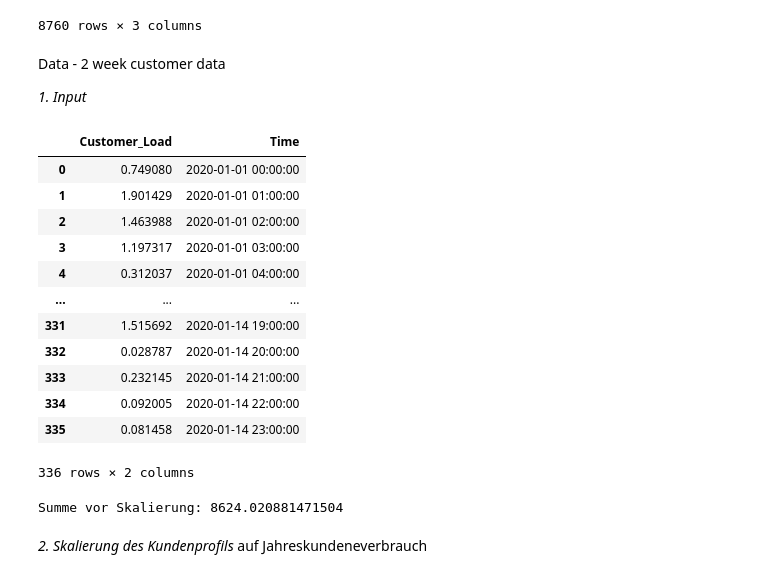
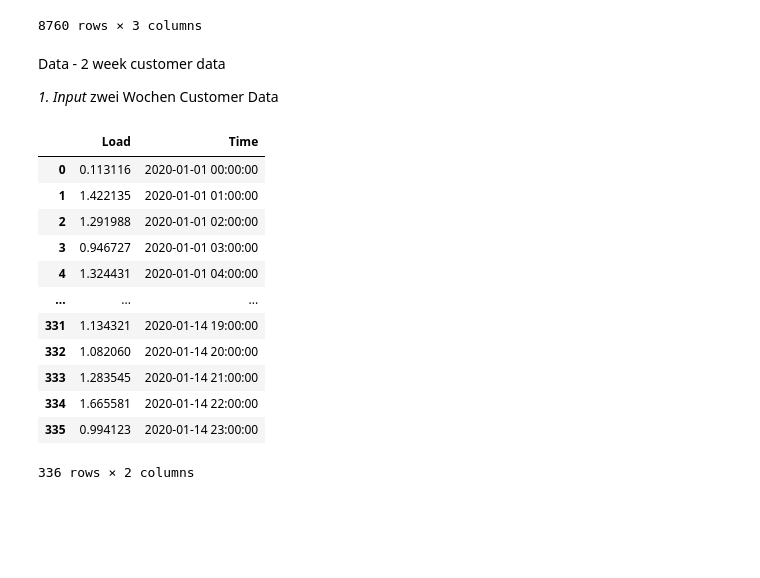
Before and after one commit to reschol/wattWise, a Jupyter notebook: montecarlo.ipynb, the cells around one changed output. Cells and saved outputs as stored; diff of their text form; code cells hidden in the pictures; blank space fills up the shorter version.

```diff
--- a/montecarlo.ipynb
+++ b/montecarlo.ipynb
@@ -114,68 +115,33 @@ df_standard_load_profile_2019['Seasonal Factor'] = df_standard_load_profile_2019
 # %% [markdown]
 Data - 2 week customer data
 
-_1. Input_
+_1. Input_ zwei Wochen Customer Data
 # %%
 # 2 Wochen Kundenverbrauch für 2020 (stündlich) -- hier ggf. Input ändern #TODO
-df_random_two_week_customer_load_2020 = pd.DataFrame(np.random.rand(24 * 14) * 2, columns=['Customer_Load'])
+df_random_two_week_customer_load_2020 = pd.DataFrame(np.random.rand(24 * 14) * 2, columns=['Load'])
 
 #add random dates for 2 weeks in 2020 on hourly basis -- hier gfg. Input ändern #TODO
 start_date = pd.to_datetime('2020-01-01 00:00:00')
 end_date = pd.to_datetime('2020-01-14 23:00:00')
 # Create a date range with hourly frequency
-date_range = pd.date_range(start=start_date, end=end_date, freq='H')
+date_range = pd.date_range(start=start_date, end=end_date, freq='h')
 df_random_two_week_customer_load_2020['Time'] = date_range
 
 # Jahresverbrauch des Kunden in kWh
 customer_annual_consumption_preyear = 3000 # kWh #TODO hier ggf. Input ändern
 
 df_random_two_week_customer_load_2020
 # %% [output]
-|  | Customer_Load | Time |
-| 0 | 0.749080 | 2020-01-01 00:00:00 |
-| 1 | 1.901429 | 2020-01-01 01:00:00 |
-| 2 | 1.463988 | 2020-01-01 02:00:00 |
-| 3 | 1.197317 | 2020-01-01 03:00:00 |
-| 4 | 0.312037 | 2020-01-01 04:00:00 |
+|  | Load | Time |
+| 0 | 0.113116 | 2020-01-01 00:00:00 |
+| 1 | 1.422135 | 2020-01-01 01:00:00 |
+| 2 | 1.291988 | 2020-01-01 02:00:00 |
+| 3 | 0.946727 | 2020-01-01 03:00:00 |
+| 4 | 1.324431 | 2020-01-01 04:00:00 |
 | ... | ... | ... |
-| 331 | 1.515692 | 2020-01-14 19:00:00 |
-| 332 | 0.028787 | 2020-01-14 20:00:00 |
-| 333 | 0.232145 | 2020-01-14 21:00:00 |
-| 334 | 0.092005 | 2020-01-14 22:00:00 |
-| 335 | 0.081458 | 2020-01-14 23:00:00 |
+| 331 | 1.134321 | 2020-01-14 19:00:00 |
+| 332 | 1.082060 | 2020-01-14 20:00:00 |
+| 333 | 1.283545 | 2020-01-14 21:00:00 |
+| 334 | 1.665581 | 2020-01-14 22:00:00 |
+| 335 | 0.994123 | 2020-01-14 23:00:00 |
 336 rows × 2 columns
-# %%
-def expand_load_profile_to_full_year(df_input: pd.DataFrame, year: int) -> pd.DataFrame:
-    """
-    Wiederholt ein stündliches 2-Wochen-Lastprofil über ein ganzes Jahr (keine Saisonalität).
-
-    Args:
-        df_input (pd.DataFrame): DataFrame mit 'Time' und 'Customer Load' with two week data
-        year (int): Jahr, auf das expandiert werden soll.
-
-    Returns:
-        pd.DataFrame: DataFrame mit stündlichem Verbrauch für das ganze Jahr.
-    """
-    df_input = df_input.copy()
-    df_input['Time'] = pd.to_datetime(df_input['Time'])
-    df_input = df_input.set_index('Time')
-
-    hours_per_year = 8784 if pd.Timestamp(f"{year}-12-31 23:00").is_leap_year else 8760
-    repeated_times = hours_per_year // len(df_input) + 1
-    df_full = pd.concat([df_input] * repeated_times, ignore_index=False)
-    df_full = df_full.iloc[:hours_per_year]
-
-    df_full.index = pd.date_range(start=f"{year}-01-01 00:00", periods=hours_per_year, freq="H")
-
-
-    return df_full.reset_index().rename(columns={"index": "Time"})
-
-
-df_full_year = expand_load_profile_to_full_year(df_random_two_week_customer_load_2020, 2020)
-df_full_year
-
-print("Summe vor Skalierung:", df_full_year['Customer_Load'].sum())
-# %% [output]
-Summe vor Skalierung: 8624.020881471504
-# %% [markdown]
-_2. Skalierung des Kundenprofils_ auf Jahreskundeneverbrauch
```
Also changed, not shown: parts of 18 cells of this notebook, 1 other file.
